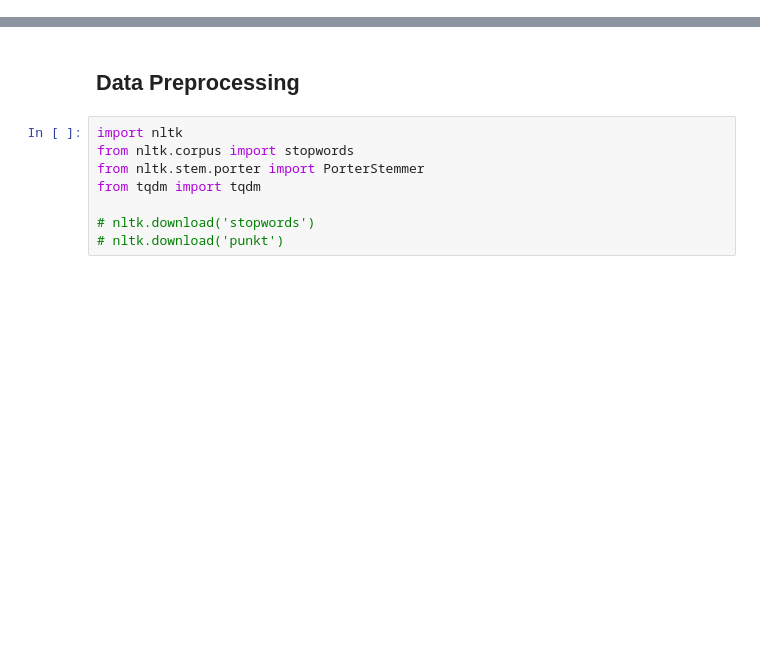
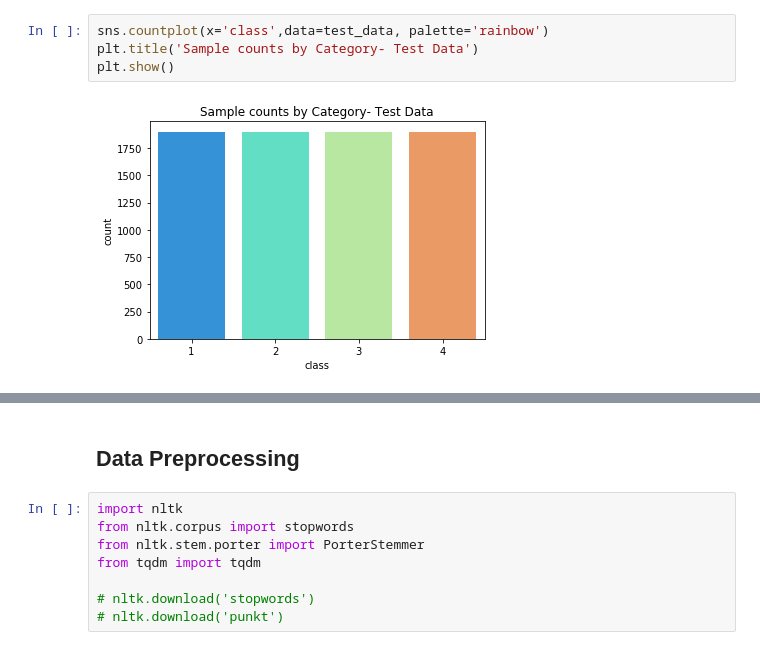
Before and after one commit to popo97kr/Article-Tag-Prediction, a Jupyter notebook: Article Classification.ipynb, the cells around one changed output, grey strips where cells are left out. Cells and saved outputs as stored; diff of their text form; blank space fills up the shorter version.

```diff
--- a/Article Classification.ipynb
+++ b/Article Classification.ipynb
@@ -0,0 +20,6 @@
+# %%
+sns.countplot(x='class',data=test_data, palette='rainbow')
+plt.title('Sample counts by Category- Test Data')
+plt.show()
+# %% [output]
+[figure, added]
```
Also changed, not shown: parts of 96 cells of this notebook.
